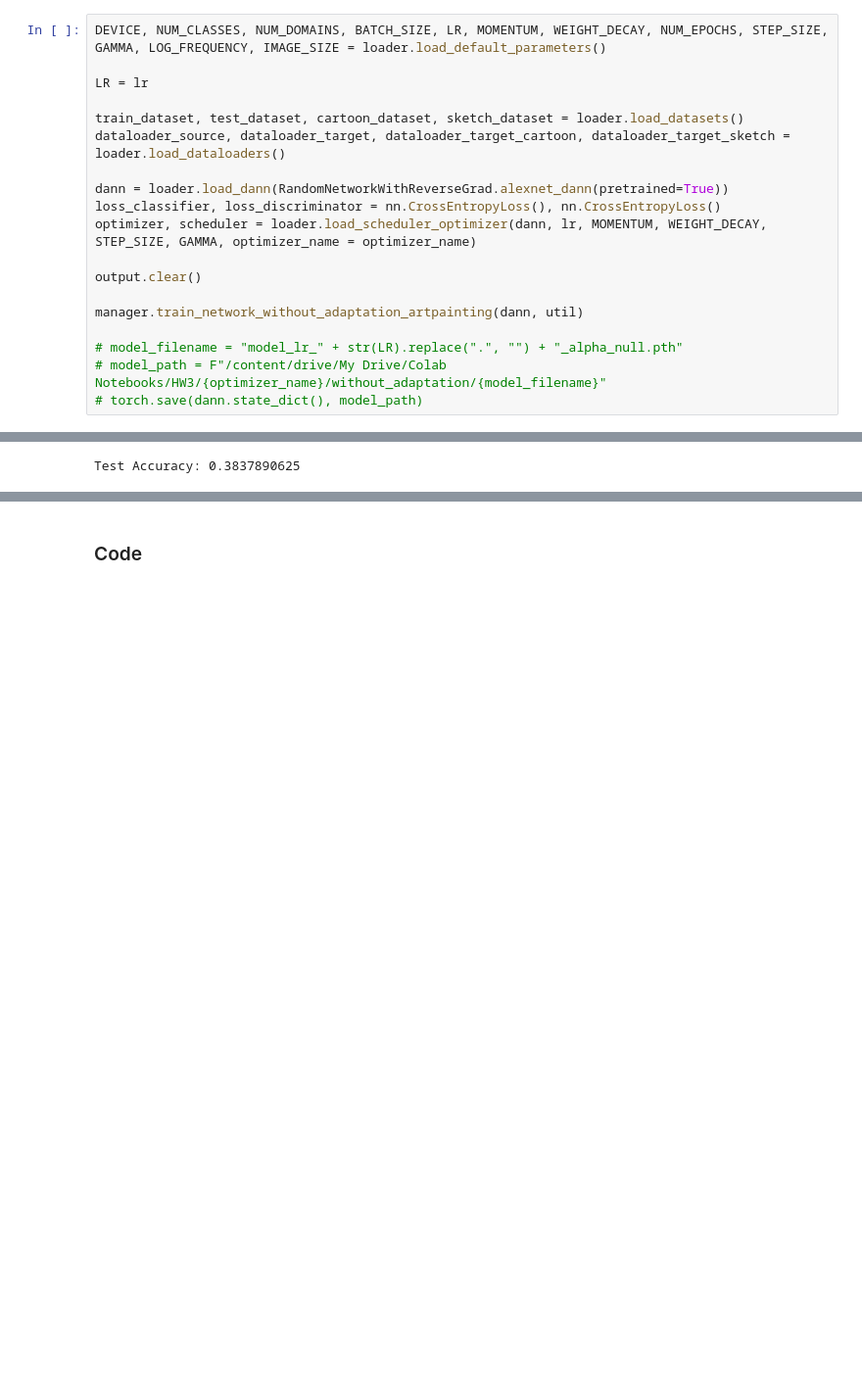
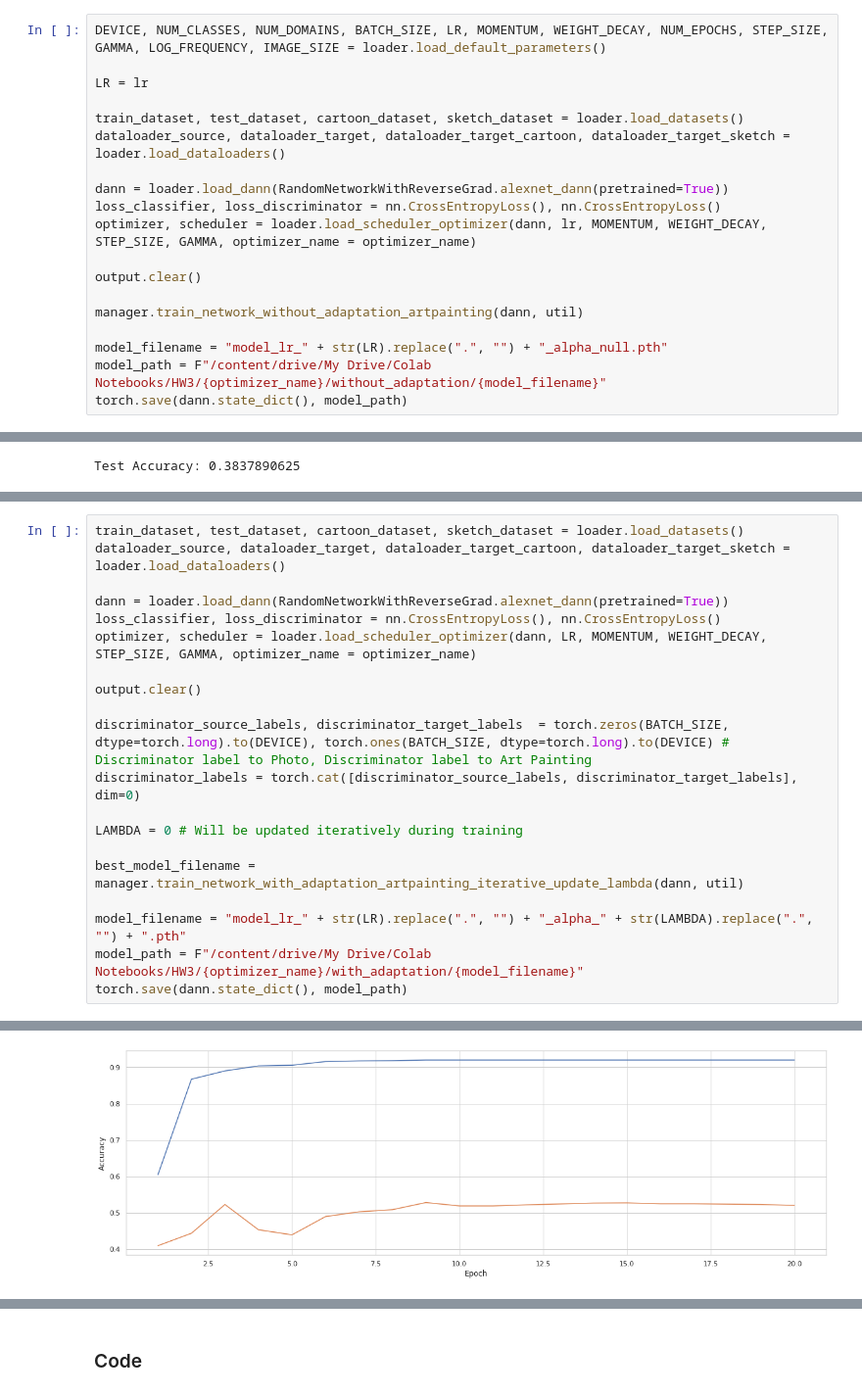
Before and after one commit to cpeluso/HW3-Deep-Domain-Adaptation, a Jupyter notebook: HW3 - Deep Domain Adaptation.ipynb, the cells around one changed output, grey strips where cells are left out. Shown at 98% size. Saved outputs shown, nothing was run; the diff lists cells and outputs as text; blank space fills up the shorter version.

```diff
--- a/HW3 - Deep Domain Adaptation.ipynb
+++ b/HW3 - Deep Domain Adaptation.ipynb
@@ -420,9 +424,9 @@ output.clear()
 
 manager.train_network_without_adaptation_artpainting(dann, util)
 
-# model_filename = "model_lr_" + str(LR).replace(".", "") + "_alpha_null.pth"
-# model_path = F"/content/drive/My Drive/Colab Notebooks/HW3/{optimizer_name}/without_adaptation/{model_filename}"
-# torch.save(dann.state_dict(), model_path)
+model_filename = "model_lr_" + str(LR).replace(".", "") + "_alpha_null.pth"
+model_path = F"/content/drive/My Drive/Colab Notebooks/HW3/{optimizer_name}/without_adaptation/{model_filename}"
+torch.save(dann.state_dict(), model_path)
 # %% [output]
 <Figure size 432x288 with 0 Axes>
 [figure]
@@ -634,0 +656,21 @@ Test Accuracy: 0.3837890625
+# %%
+train_dataset, test_dataset, cartoon_dataset, sketch_dataset = loader.load_datasets()
+dataloader_source, dataloader_target, dataloader_target_cartoon, dataloader_target_sketch = loader.load_dataloaders()
+
+dann = loader.load_dann(RandomNetworkWithReverseGrad.alexnet_dann(pretrained=True))
+loss_classifier, loss_discriminator = nn.CrossEntropyLoss(), nn.CrossEntropyLoss()
+optimizer, scheduler = loader.load_scheduler_optimizer(dann, LR, MOMENTUM, WEIGHT_DECAY, STEP_SIZE, GAMMA, optimizer_name = optimizer_name)
+
+output.clear()
+
+discriminator_source_labels, discriminator_target_labels  = torch.zeros(BATCH_SIZE, dtype=torch.long).to(DEVICE), torch.ones(BATCH_SIZE, dtype=torch.long).to(DEVICE) # Discriminator label to Photo, Discriminator label to Art Painting
+discriminator_labels = torch.cat([discriminator_source_labels, discriminator_target_labels], dim=0)
+
+LAMBDA = 0 # Will be updated iteratively during training
+
+best_model_filename = manager.train_network_with_adaptation_artpainting_iterative_update_lambda(dann, util)
+
+model_filename = "model_lr_" + str(LR).replace(".", "") + "_alpha_" + str(LAMBDA).replace(".", "") + ".pth"
+model_path = F"/content/drive/My Drive/Colab Notebooks/HW3/{optimizer_name}/with_adaptation/{model_filename}"
+torch.save(dann.state_dict(), model_path)
+# %% [output]
@@ -634,0 +678 @@ Test Accuracy: 0.3837890625
+[figure, added]
```
Also changed, not shown: parts of 8 cells of this notebook, 1 other file.
